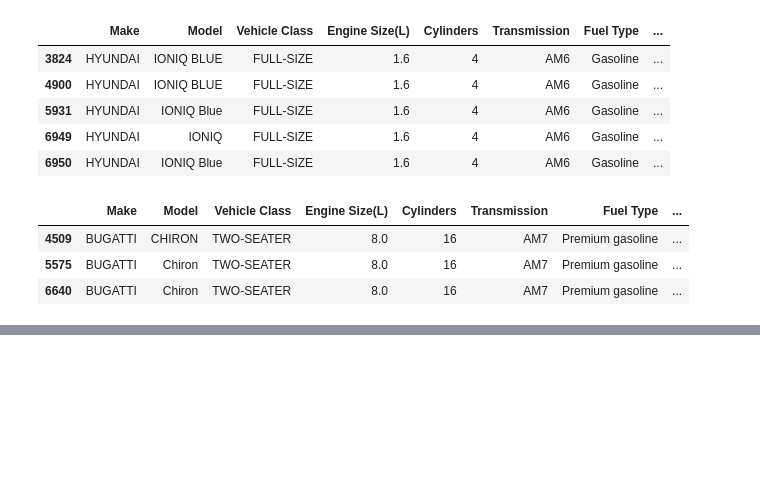
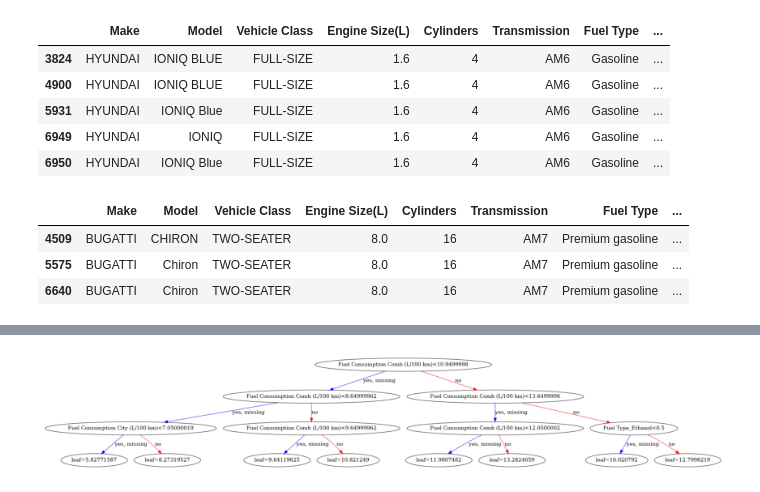
Before and after one commit to wxuan309/SC22-BatchC-elastic-searchers, a Jupyter notebook: ds_project/main.ipynb, the cells around one changed output, grey strips where cells are left out. Drawn from its saved outputs; the diff is of its cells as text; code cells hidden in the pictures; blank space fills up the shorter version.

```diff
--- a/ds_project/main.ipynb
+++ b/ds_project/main.ipynb
@@ -226,0 +395,7 @@ x_train, x_test, y_train, y_test = train_test_split(input_columns, target, test_
+# %%
+fig, ax = plt.subplots(figsize=(30, 30))
+xgb.plot_tree(my_model, num_trees=2, ax=ax)
+plt.gcf().set_size_inches(15, 10.5)
+plt.show()
+# %% [output]
+[figure, added]
```
Also changed, not shown: parts of 58 cells of this notebook, 42 other files.
